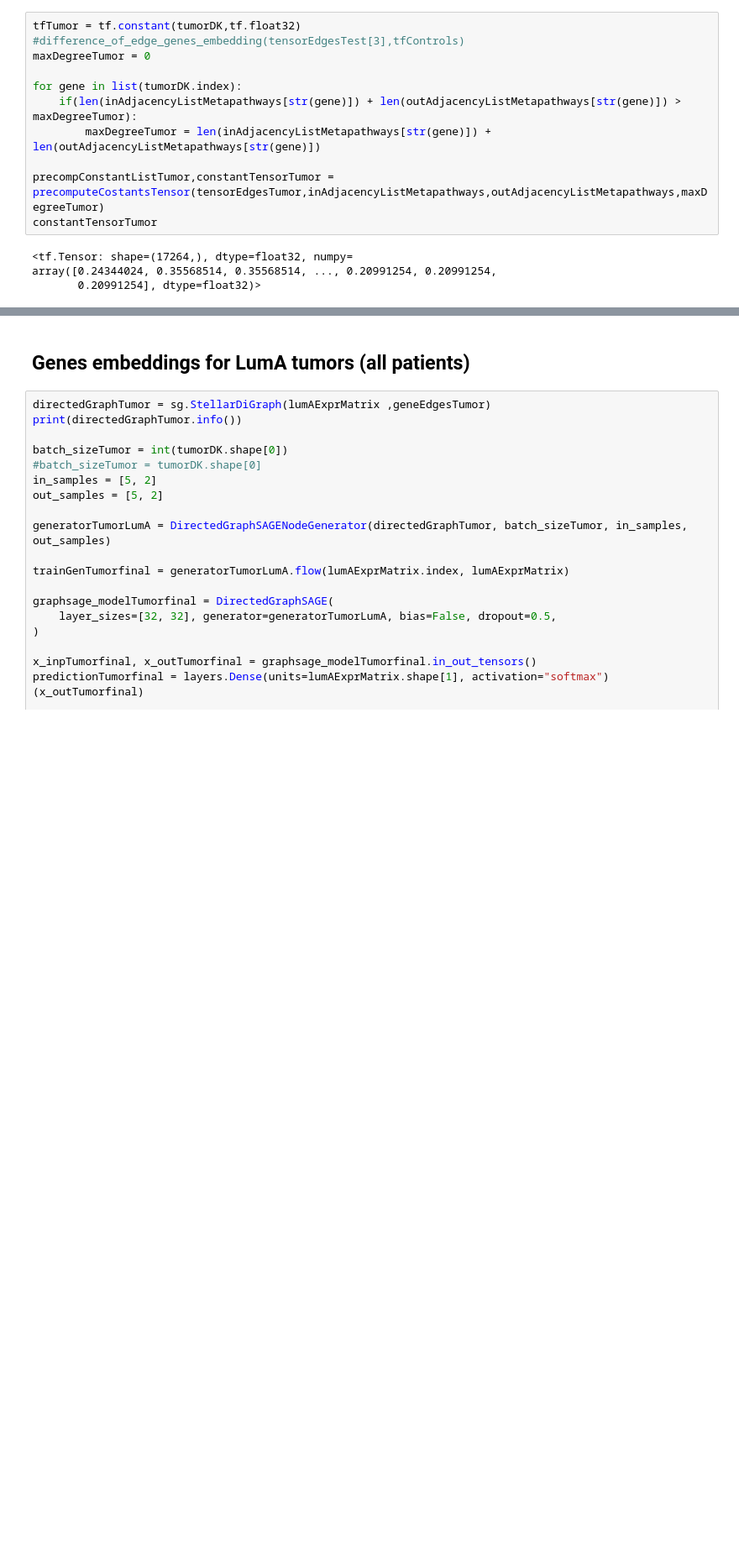
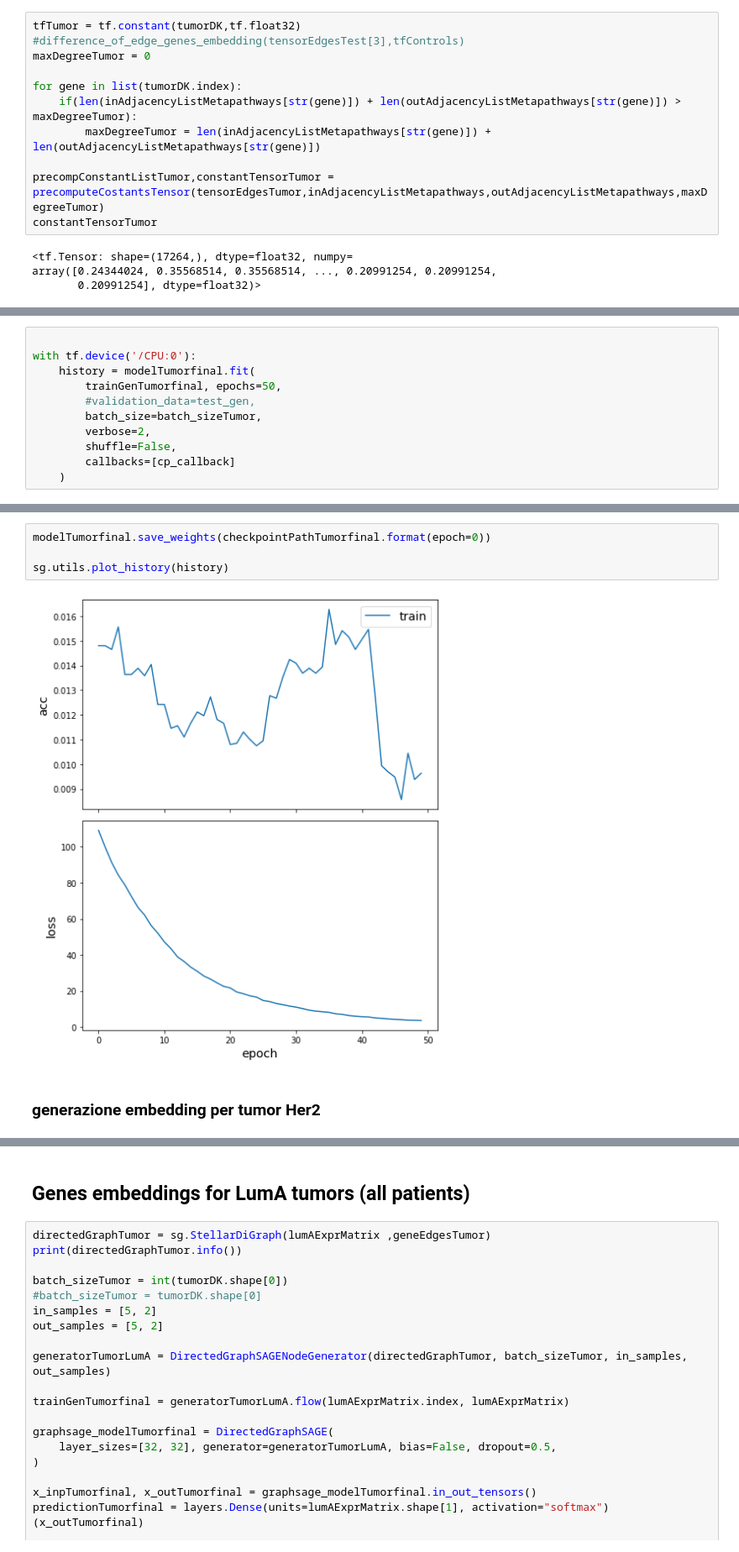
Before and after one commit to josura/GNN-metapathways, a Jupyter notebook: AdditionalModels.ipynb, the cells around one changed output, grey strips where cells are left out. Shown at 84% size. Cells and saved outputs as stored; diff of their text form; blank space fills up the shorter version.

```diff
--- a/AdditionalModels.ipynb
+++ b/AdditionalModels.ipynb
@@ -270,0 +337,11 @@ array([0.24344024, 0.35568514, 0.35568514, ..., 0.20991254, 0.20991254,
+# %%
+
+with tf.device('/CPU:0'):
+    history = modelTumorfinal.fit(
+        trainGenTumorfinal, epochs=50,
+        #validation_data=test_gen,
+        batch_size=batch_sizeTumor,
+        verbose=2,
+        shuffle=False,
+        callbacks=[cp_callback]
+    )
@@ -270,0 +366,8 @@ array([0.24344024, 0.35568514, 0.35568514, ..., 0.20991254, 0.20991254,
+# %%
+modelTumorfinal.save_weights(checkpointPathTumorfinal.format(epoch=0))
+
+sg.utils.plot_history(history)
+# %% [output]
+[figure, added]
+# %% [markdown]
+### generazione embedding per tumor Her2
```
Also changed, not shown: parts of 23 cells of this notebook, 5 other files.
